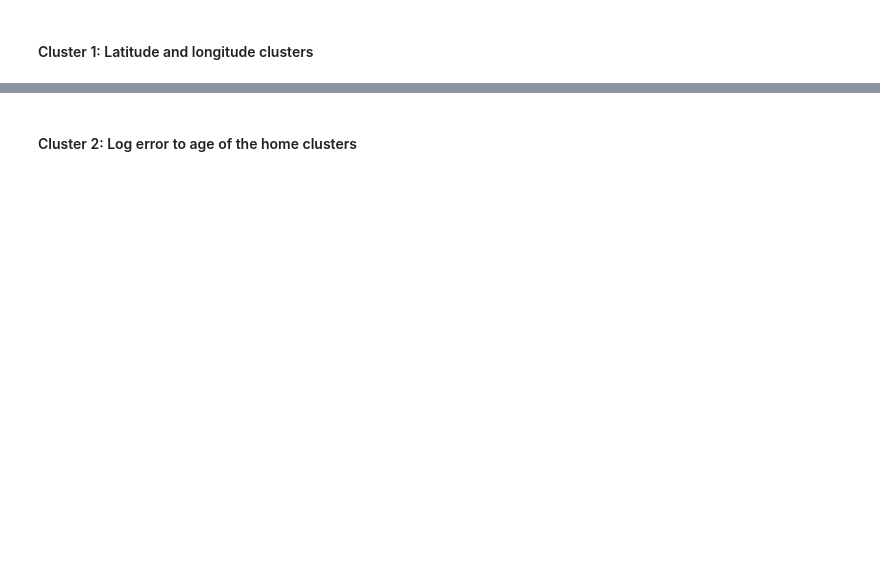
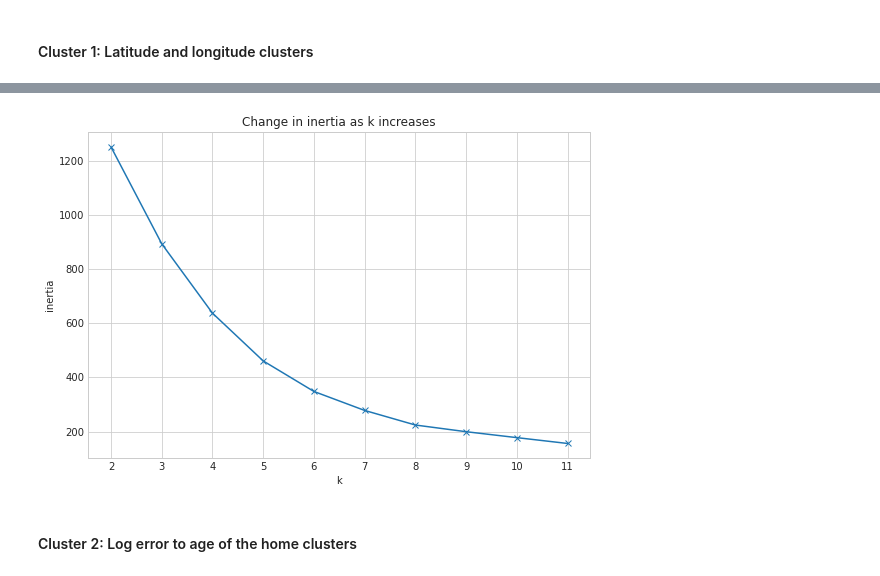
Before and after one commit to hrodjr/zestimate_error_drivers_project, a Jupyter notebook: clustering_project.ipynb, the cells around one changed output, grey strips where cells are left out. Saved outputs shown, nothing was run; the diff lists cells and outputs as text; code cells hidden in the pictures; blank space fills up the shorter version.

```diff
--- a/clustering_project.ipynb
+++ b/clustering_project.ipynb
@@ -121,5 +180,7 @@ plt.title('Visualizing Cluster Centers')
 # %%
-inertia ()
+inertia(X)
+# %% [output]
+[figure, added]
 # %% [markdown]
 #### Cluster 2: Log error to age of the home clusters
 # %%
```
Also changed, not shown: parts of 45 cells of this notebook, 2 other files.
